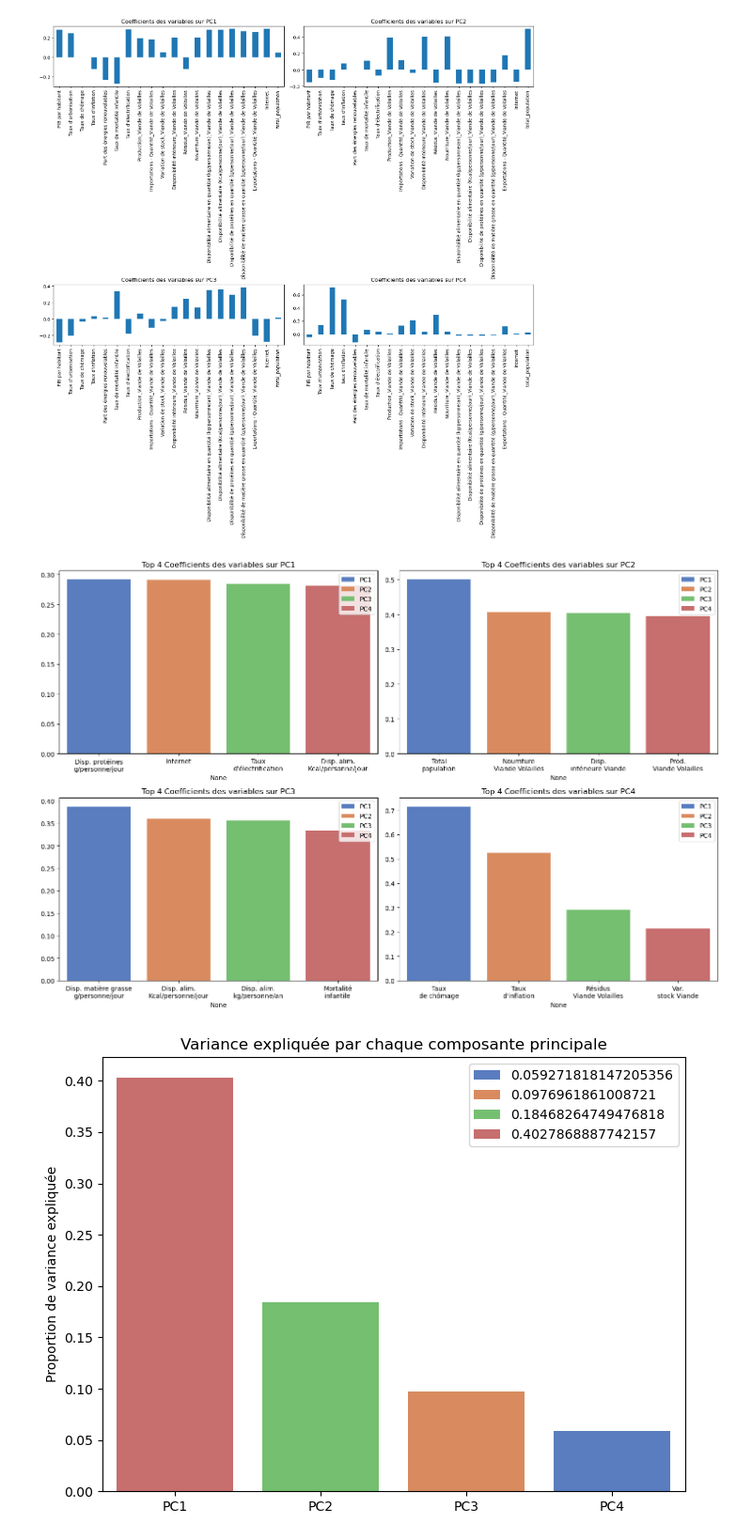
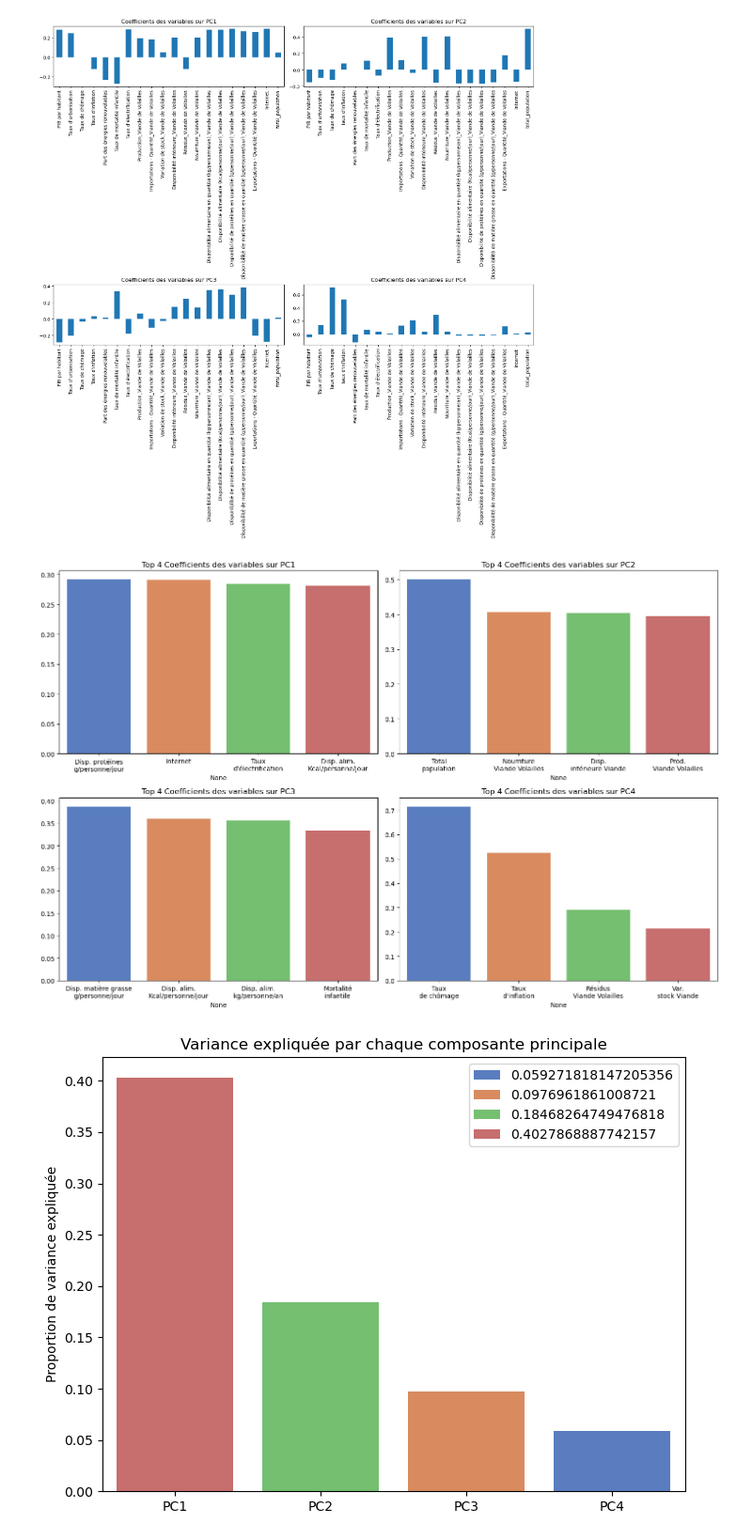
Before and after one commit to obenmaha/BioPoultryMarketAnalysis, a Jupyter notebook: Analyse.ipynb, the cells around one changed output. Shown at 94% size. Saved outputs shown, nothing was run; the diff lists cells and outputs as text; code cells hidden in the pictures.

Commit message:
fix legend "plt coef variable PCA"

```diff
--- a/Analyse.ipynb
+++ b/Analyse.ipynb
@@ -386,35 +386,35 @@ short_names_with_newline = {
     'Importations - Quantité_Viande de Volailles': 'Imp.\nViande Volailles',
     'Variation de stock_Viande de Volailles': 'Var.\nstock Viande',
     'Disponibilité intérieure_Viande de Volailles': 'Disp.\nintérieure Viande',
     'Résidus_Viande de Volailles': 'Résidus\nViande Volailles',
     'Nourriture_Viande de Volailles': 'Nourriture\nViande Volailles',
     'Disponibilité alimentaire en quantité (kg/personne/an)_Viande de Volailles': 'Disp. alim.\nkg/personne/an',
     'Disponibilité alimentaire (Kcal/personne/jour)_Viande de Volailles': 'Disp. alim.\nKcal/personne/jour',
     'Disponibilité de protéines en quantité (g/personne/jour)_Viande de Volailles': 'Disp. protéines\ng/personne/jour',
     'Disponibilité de matière grasse en quantité (g/personne/jour)_Viande de Volailles': 'Disp. matière grasse\ng/personne/jour',
     'Exportations - Quantité_Viande de Volailles': 'Exp.\nViande Volailles',
     'Internet': 'Internet',
     'total_population': 'Total\npopulation'
 }
 components_df_short = components_df.rename(index=short_names_with_newline)
 
 plt.figure(figsize=(15, 10))
 
 for i, component in enumerate(components_df_short.columns):
 
     top4_loadings = components_df_short[component].abs().sort_values(ascending=False).head(4)
 
     plt.subplot(2, 2, i + 1)
 
     sns.barplot(x=top4_loadings.index, y=top4_loadings.values, palette="muted", hue=components_df_short.columns)
-    plt.legend(title='')
+    plt.legend([],[], frameon=False)
     plt.title(f'Top 4 Coefficients des variables sur {component}')
     plt.xticks(ha='center')
     plt.tight_layout()
 
 plt.show()
 # %% [output]
-[figure, old version]
+[figure, new version]
 # %%
 #Tracer la variance expliquée par chaque composante
 plt.figure(figsize=(8, 6))
```
